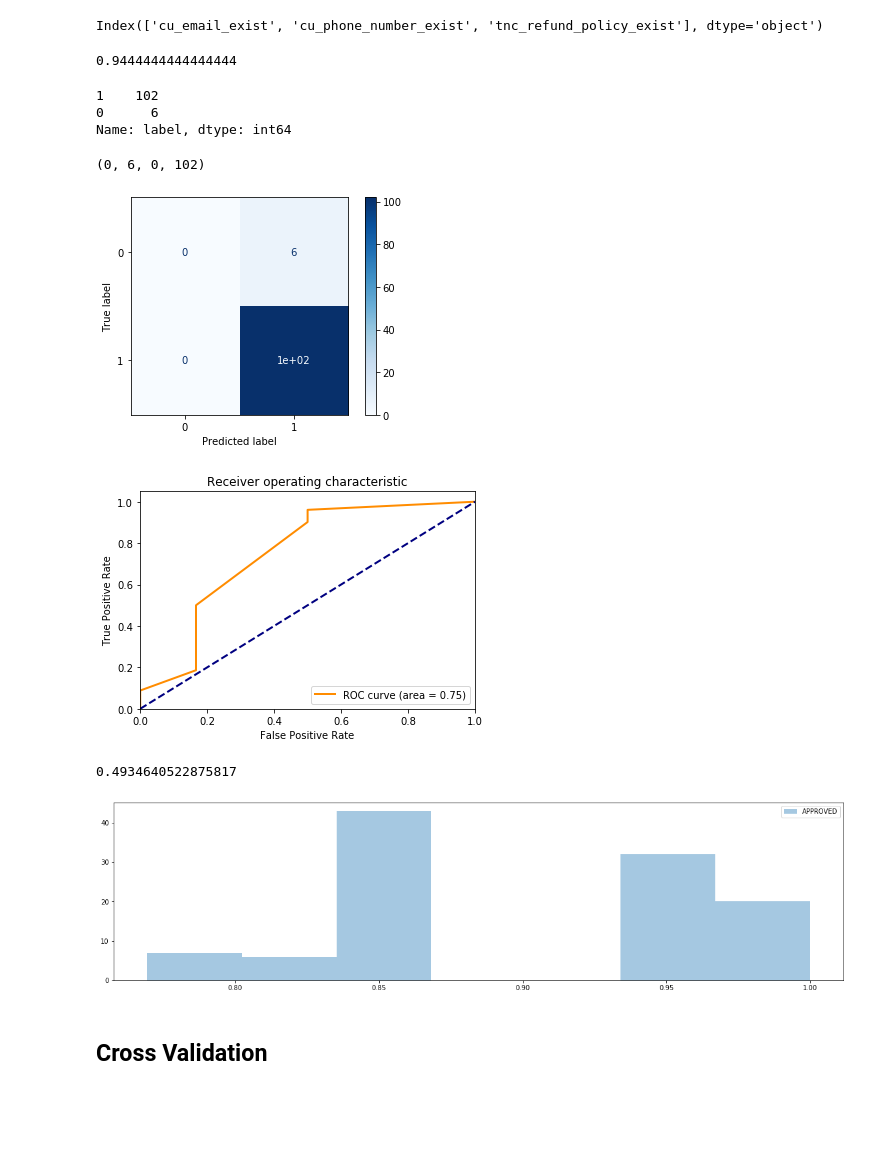
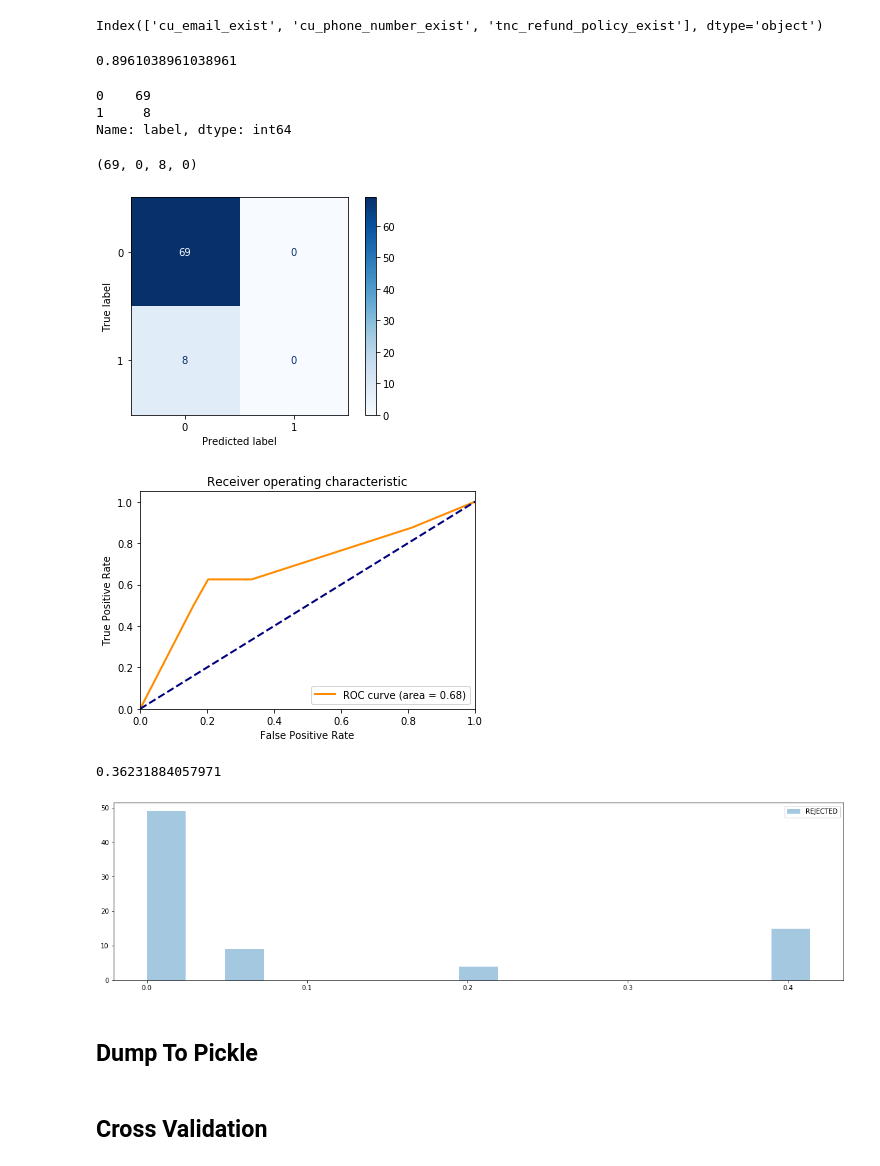
Before and after one commit to bahyhelmihp/web-crawler, a Jupyter notebook: api/datasets/Modelling.ipynb, the cells around one changed output. Cells and saved outputs as stored; diff of their text form; code cells hidden in the pictures; blank space fills up the shorter version.

```diff
--- a/api/datasets/Modelling.ipynb
+++ b/api/datasets/Modelling.ipynb
@@ -9,9 +10,7 @@ import numpy as np
 # %%
-# df = pd.concat([pd.read_csv("results_all.csv"), pd.read_csv("results_all_2.csv")]).iloc[:,1:].drop_duplicates()
-df = pd.concat([pd.read_csv("tes1.csv"), pd.read_csv("tes2.csv"), pd.read_csv("tes3.csv"), pd.read_csv("tes4.csv")]\
-              ).iloc[:,1:].drop_duplicates()
-## Only takes approved and rejected websites
-df = df[df.label.isin(['APPROVED', 'REJECTED'])]
+df = pd.read_csv("df_cleaned.csv").iloc[:,1:]
+# df = pd.read_csv("results_25022020.csv").iloc[:,1:]
+# df = df[df.label.isin(['REJECTED', 'APPROVED'])]
 # %%
 df.groupby("label").size()
 # %% [output]
@@ -20,7 +19,7 @@ APPROVED    300
 REJECTED     25
 dtype: int64
 # %%
-y = df['label'].apply(lambda x: 1 if x == 'APPROVED' else 0)
+y = df['label'].apply(lambda x: 1 if x == 'REJECTED' else 0)
 # %%
 X = df.iloc[:, 1:10]
 # %%
@@ -44,23 +43,23 @@ y_pred_proba = clf.predict_proba(X_test)
 # %%
 accuracy_score(y_test, y_pred)
 # %% [output]
-0.9444444444444444
+0.8961038961038961
 # %%
 y_test.value_counts()
 # %% [output]
-1    102
-0      6
+0    69
+1     8
 Name: label, dtype: int64
 # %%
 tn, fp, fn, tp = confusion_matrix(y_test, y_pred).ravel()
 tn, fp, fn, tp
 # %% [output]
-(0, 6, 0, 102)
+(69, 0, 8, 0)
 # %%
 plot_confusion_matrix(clf, X_test, y_test, cmap=plt.cm.Blues)
 plt.show()
 # %% [output]
-[figure, old version]
+[figure, new version]
 # %%
 fpr, tpr, thresholds = roc_curve(y_test, y_pred_proba[:, 1])
 # %%
@@ -79,16 +78,18 @@ plt.title('Receiver operating characteristic')
 plt.legend(loc="lower right")
 plt.show()
 # %% [output]
-[figure, old version]
+[figure, new version]
 # %%
 gini_score = abs(2 * auc_score) - 1
 gini_score
 # %% [output]
-0.4934640522875817
+0.36231884057971
 # %%
 plt.figure(figsize=(20,5))
-sns.distplot(y_pred_proba[:,1], kde=False, label='APPROVED')
+sns.distplot(y_pred_proba[:,1], kde=False, label='REJECTED')
 plt.legend()
 plt.show()
 # %% [output]
-[figure, old version]
+[figure, new version]
+# %% [markdown]
+## Dump To Pickle
```
Also changed, not shown: parts of 6 cells of this notebook, 4 other files.
